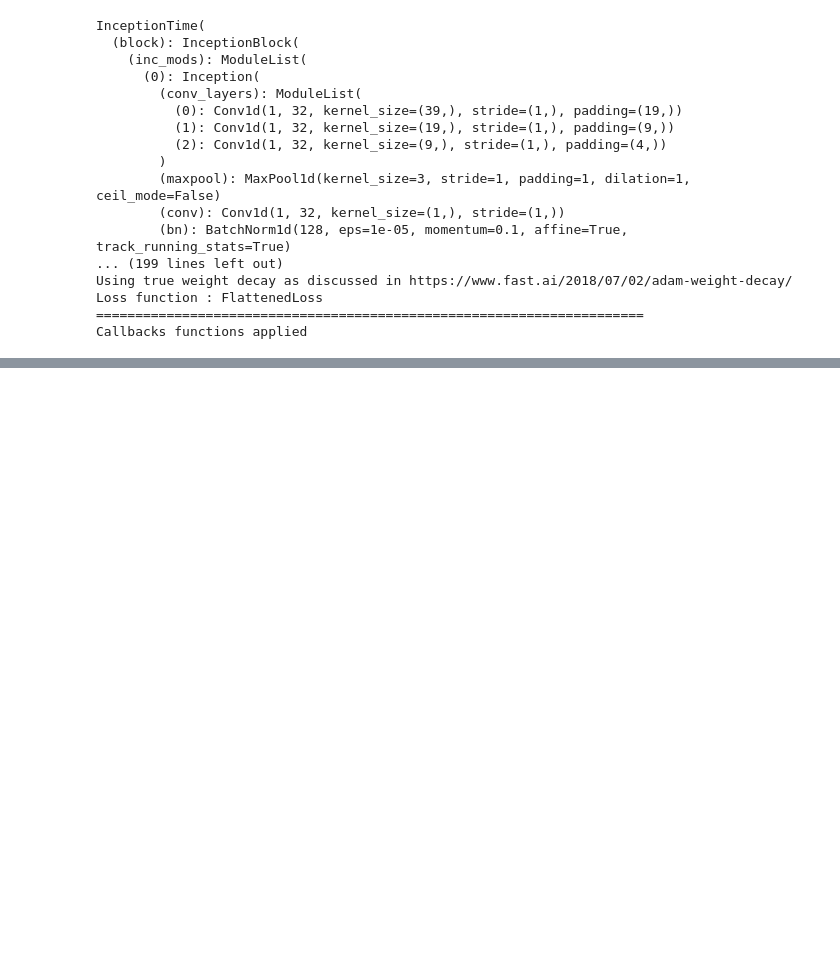
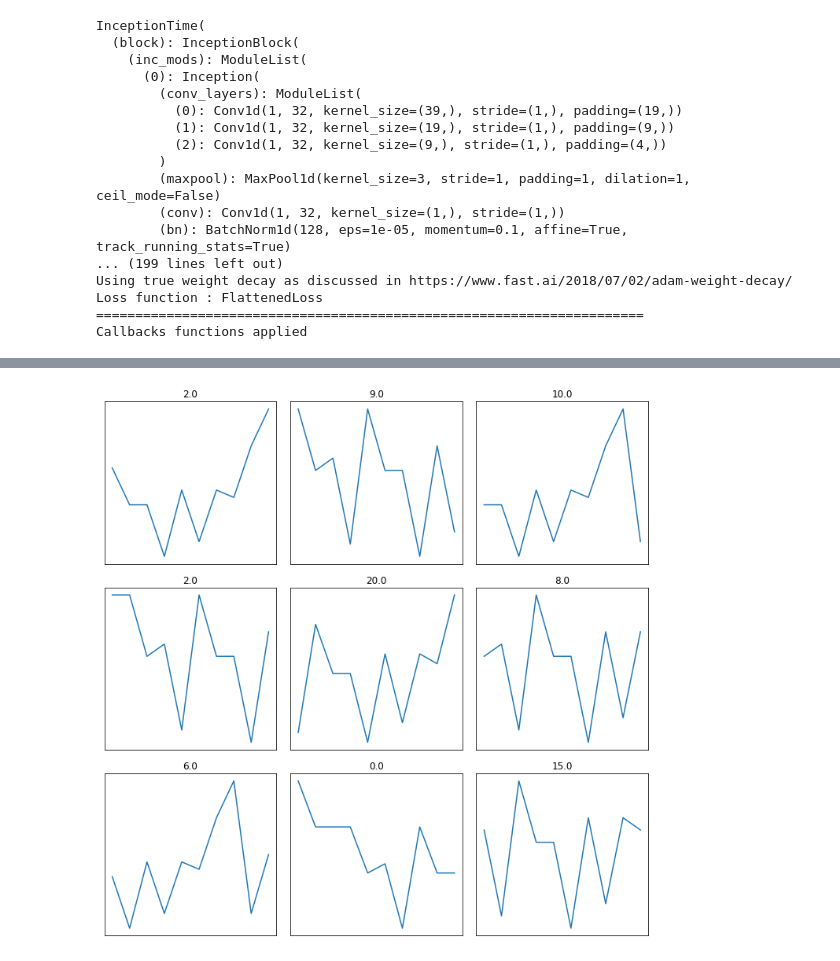
Before and after one commit to NateSolon/timeseriesAI, a Jupyter notebook: NBA.ipynb, the cells around one changed output, grey strips where cells are left out. Saved outputs shown, nothing was run; the diff lists cells and outputs as text; code cells hidden in the pictures; blank space fills up the shorter version.

```diff
--- a/NBA.ipynb
+++ b/NBA.ipynb
@@ -386,0 +378,10 @@ def make_features(pdf):
+# %%
+X_small = X_train[:10,:,:]
+y_small = y_train[:10]
+# %%
+db = (ItemLists('.', TimeSeriesList(X_small), TimeSeriesList(X_small))
+      .label_from_lists(y_small, y_small)
+      .databunch(bs=min(bs, len(X_small)), val_bs=min(len(X_small), bs * 2), num_workers=cpus, device=device)
+      .scale(scale_type=scale_type, scale_subtype=scale_subtype, scale_range=scale_range)
+     )
+db
@@ -386,0 +406,4 @@ def make_features(pdf):
+# %%
+db.show_batch()
+# %% [output]
+[figure, added]
```
Also changed, not shown: parts of 36 cells of this notebook.
